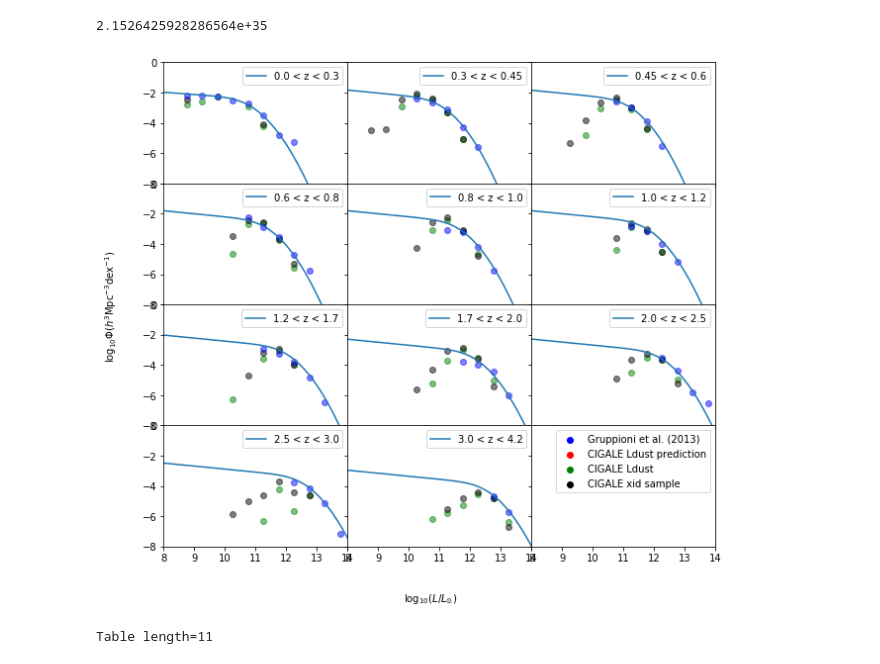
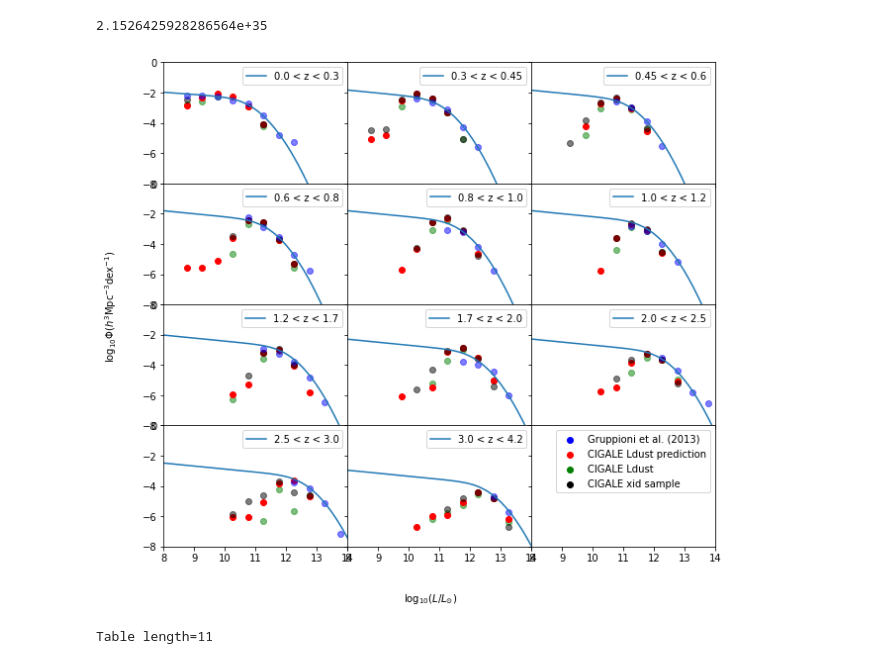
Before and after one commit to raphaelshirley/LuminosityFunction, a Jupyter notebook: 6_lf_full_xid_sample_COSMOS.ipynb, the cells around one changed output. Saved outputs shown, nothing was run; the diff lists cells and outputs as text; code cells hidden in the pictures.

```diff
--- a/6_lf_full_xid_sample_COSMOS.ipynb
+++ b/6_lf_full_xid_sample_COSMOS.ipynb
@@ -159,0 +134,11 @@ plt.savefig('Ldust_vs_pred.png')
+# %%
+ldust_pred = Table.read(DMU_DIR + ldust_loc )['id',
+                                           'bayes.dust.luminosity']
+ldust_pred['bayes.dust.luminosity'].name = 'cigale_dustlumin_pred'
+ldust_pred['cigale_dustlumin_pred'].fill_value = np.nan
+ldust_pred = ldust_pred[~np.isnan(ldust_pred['cigale_dustlumin_pred'])]
+ldust_pred['id'].name = 'help_id'
+catalogue = join(catalogue, ldust_pred, join_type='left', keys='help_id')
+
+catalogue['cigale_dustlumin_pred'].fill_value = np.nan
+catalogue = catalogue.filled()
@@ -534,12 +537,12 @@ for n, z_bin in enumerate(grup_schechter):
                      c='g')
 
     #Compute LF for L_dust_pred sample
-    #LF_tab_pred = plot_LF(z_bin[0],z_bin[1],L1,L2,catalogue, bin_width=bin_width,
-    #                 show_sample=False, show_LF=False, vmax=False, cosmo=cosmo, moc = cosmos_moc,
-    #                 l_col='cigale_dustlumin_pred')
-    #axes[x,y].scatter( np.log10(np.array(LF_tab_pred['L_centre_values'])/Lsun),
-    #                  np.log10(np.array(LF_tab_pred['dN_by_dL'])),
-    #                 c='r')
+    LF_tab_pred = plot_LF(z_bin[0],z_bin[1],L1,L2,catalogue, bin_width=bin_width,
+                     show_sample=False, show_LF=False, vmax=False, cosmo=cosmo, moc = cosmos_moc,
+                     l_col='cigale_dustlumin_pred')
+    axes[x,y].scatter( np.log10(np.array(LF_tab_pred['L_centre_values'])/Lsun),
+                      np.log10(np.array(LF_tab_pred['dN_by_dL'])),
+                     c='r')
 
     #Compute LF for full xid sample
     LF_tab_pred = plot_LF(z_bin[0],z_bin[1],L1,L2,catalogue, bin_width=bin_width,
@@ -578,36 +581,36 @@ if True:
             )
     axes[3,2].scatter([-10],[-10],
             label ='CIGALE Ldust prediction',
                       c='r'
             )
     axes[3,2].scatter([-10],[-10],
             label ='CIGALE Ldust',
                       c='g'
             )
     axes[3,2].scatter([-10],[-10],
             label ='CIGALE xid sample',
                       c='k'
             )
     axes[3,2].legend()
 
     axes[3,2].set_ylim([-8.,0.])
     axes[3,2].set_xlim([8.,14.])
 
 
 #plt.legend(bbox_to_anchor=(1.05, 1), loc=2, borderaxespad=0., ncol=1, fontsize=12)
 #plt.rc('text', usetex=True)
 fig.set_size_inches(10, 9)
 fig.subplots_adjust(hspace=0, wspace=0)
 #axes[0,0].set_title('Grupioni modified Schechter fits')
 #fig.xlabel('$Log_{10}$ Luminosity ($L_{\odot}$)')
 #fig.ylabel('Log φ($Mpc^{-3}$ $dex^{-1}$)')
 fig.text(0.5, 0.04, 'log$_{10} (L/L_{\odot})$', ha='center')
 fig.text(0.04, 0.5, 'log$_{10} \Phi(h^3 $Mpc$^{-3} $dex$^{-1})$', va='center', rotation='vertical')
 fig.show()
-plt.savefig('LF_xid.png', bbox_inches='tight')
-plt.savefig('LF_xid.pdf', bbox_inches='tight')
+plt.savefig('./figs/LF_xid_cosmos.png', bbox_inches='tight')
+plt.savefig('./figs/LF_xid_cosmos.pdf', bbox_inches='tight')
 # %% [output]
-[figure, old version]
+[figure, new version]
 # %%
 plot_LF(0,0.3,10**9.5 * Lsun, 10**14.5 * Lsun,catalogue, bin_width=bin_width,
                      show_sample=False, show_LF=False, vmax=True)
```
Also changed, not shown: parts of 5 cells of this notebook, 2 other files.
